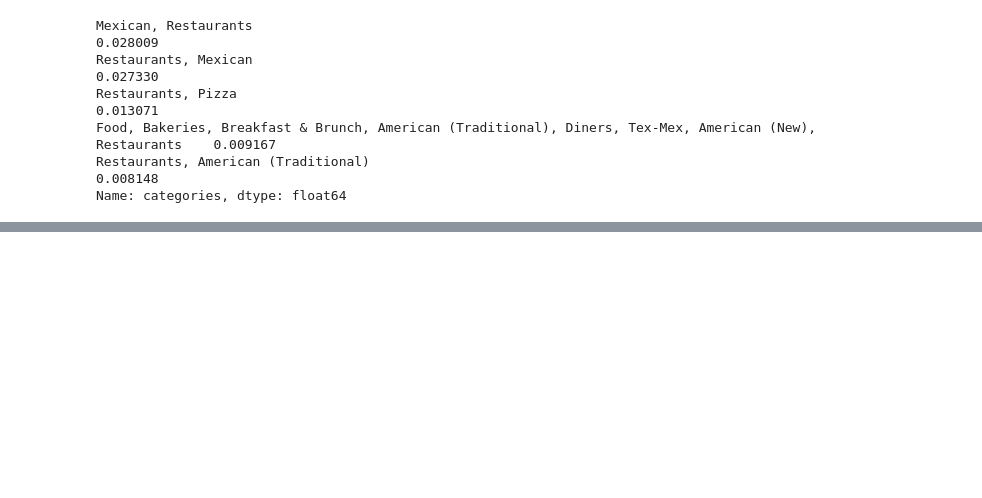
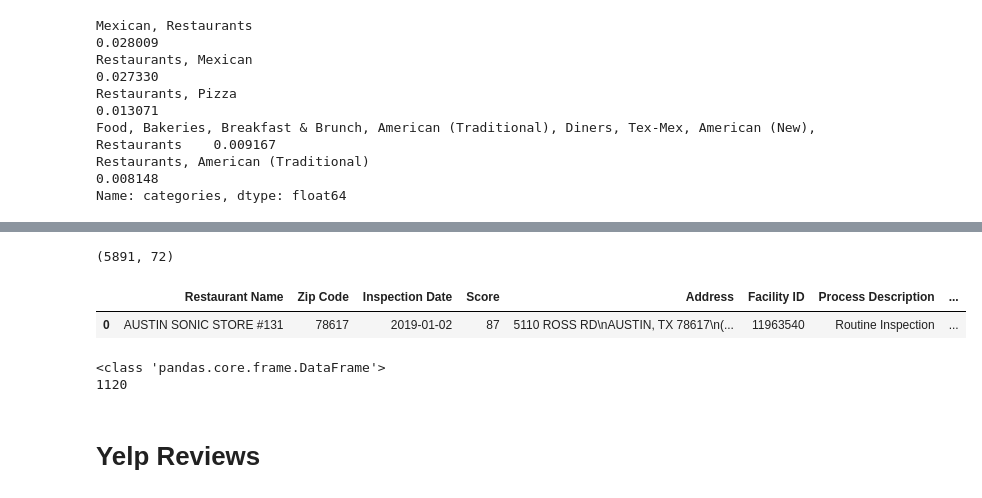
Before and after one commit to ellerybledsoe/Springboard, a Jupyter notebook: Austin Restaurant Inspections_Data Wrangling.ipynb, the cells around one changed output, grey strips where cells are left out. Saved outputs shown, nothing was run; the diff lists cells and outputs as text; code cells hidden in the pictures; blank space fills up the shorter version.

```diff
--- a/Austin Restaurant Inspections_Data Wrangling.ipynb
+++ b/Austin Restaurant Inspections_Data Wrangling.ipynb
@@ -694,0 +425,22 @@ austin_inspections_yelp_merge3.merge(yelp_reviews_tx,)
+# %%
+austin_inspections_yelp_merge3_1 = pd.concat([austin_inspections_yelp_merge3,attributes1,attributes2], axis=1)
+print(austin_inspections_yelp_merge3_1.shape)
+austin_inspections_yelp_merge3_1.head(1)
+# %% [output]
+(5891, 72)
+|  | Restaurant Name | Zip Code | Inspection Date | Score | Address | Facility ID | Process Description | ... |
+| 0 | AUSTIN SONIC STORE #131 | 78617 | 2019-01-02 | 87 | 5110 ROSS RD\nAUSTIN, TX 78617\n(... | 11963540 | Routine Inspection | ... |
+# %%
+# getting a list of relevant yelp business is filter down reviews as they're read in,
+# large file size is crashing the kernel, so will read it in piece-wise
+
+yelp_tx_busid = pd.DataFrame(austin_inspections_yelp_merge3.business_id.unique())
+yelp_tx_busid.columns = ['business_id']
+print(type(yelp_tx_busid))
+print(len(yelp_tx_busid))
+#yelp_tx_busid.head(1)
+# %% [output]
+<class 'pandas.core.frame.DataFrame'>
+1120
+# %% [markdown]
+# Yelp Reviews
```
Also changed, not shown: parts of 50 cells of this notebook.
